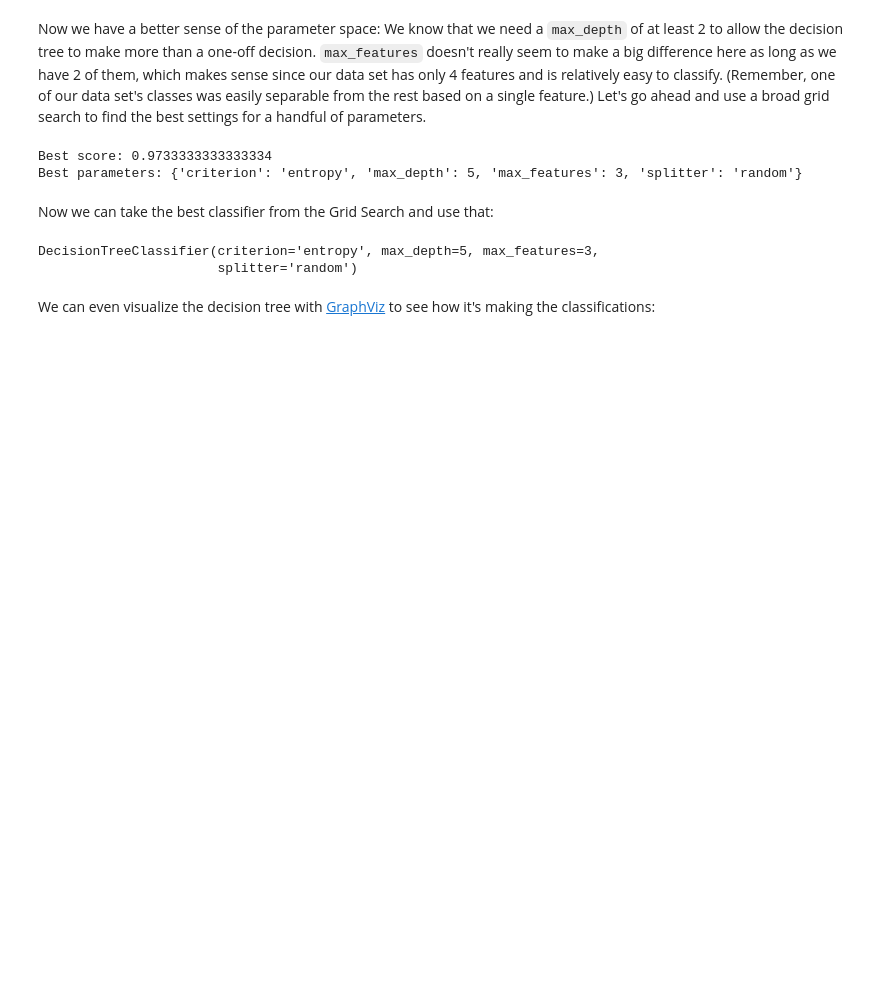
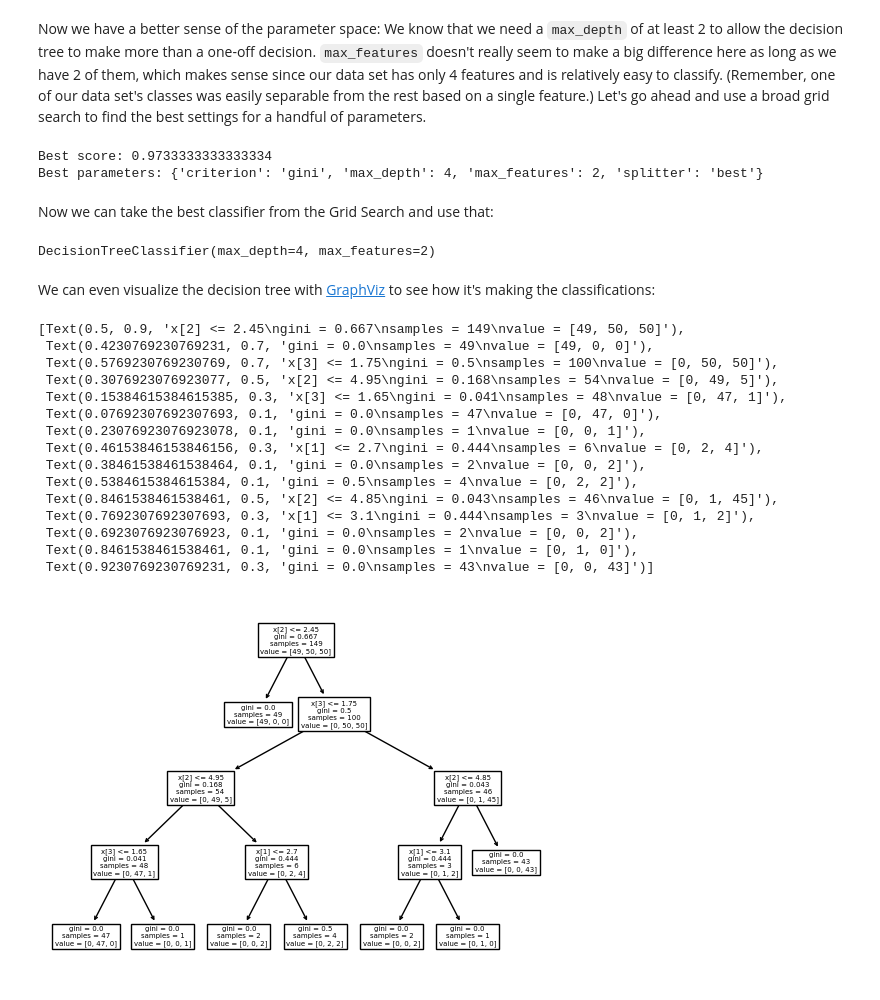
Before and after one commit to VsnGamer/ia-2022, a Jupyter notebook: exercises/Exercise5_IART_SupervisedLearning_Notebook/Exercise5_SupervisedLearning_ToComplete.ipynb, the cells around one changed output. Saved outputs shown, nothing was run; the diff lists cells and outputs as text; code cells hidden in the pictures; blank space fills up the shorter version.

```diff
--- a/exercises/Exercise5_IART_SupervisedLearning_Notebook/Exercise5_SupervisedLearning_ToComplete.ipynb
+++ b/exercises/Exercise5_IART_SupervisedLearning_Notebook/Exercise5_SupervisedLearning_ToComplete.ipynb
@@ -451,7 +451,7 @@ Now we have a better sense of the parameter space: We know that we need a `max_d
 # %%
 decision_tree_classifier = DecisionTreeClassifier()
 
-parameter_grid = {'criterion': ['gini', 'entropy'],
+parameter_grid = {'criterion': ['gini', 'entropy', 'log_loss'],
                   'splitter': ['best', 'random'],
                   'max_depth': [1, 2, 3, 4, 5],
                   'max_features': [1, 2, 3, 4]}
@@ -460,28 +460,46 @@ cross_validation = StratifiedKFold(n_splits=10)
 
 grid_search = GridSearchCV(decision_tree_classifier,
                            param_grid=parameter_grid,
-                           cv=cross_validation)
+                           cv=cross_validation, n_jobs=-1)
 
 grid_search.fit(all_inputs, all_labels)
 print('Best score: {}'.format(grid_search.best_score_))
 print('Best parameters: {}'.format(grid_search.best_params_))
 # %% [output]
 Best score: 0.9733333333333334
-Best parameters: {'criterion': 'entropy', 'max_depth': 5, 'max_features': 3, 'splitter': 'random'}
+Best parameters: {'criterion': 'gini', 'max_depth': 4, 'max_features': 2, 'splitter': 'best'}
 # %% [markdown]
 Now we can take the best classifier from the Grid Search and use that:
 # %%
 decision_tree_classifier = grid_search.best_estimator_
 decision_tree_classifier
 # %% [output]
-DecisionTreeClassifier(criterion='entropy', max_depth=5, max_features=3,
-                       splitter='random')
+DecisionTreeClassifier(max_depth=4, max_features=2)
 # %% [markdown]
 We can even visualize the decision tree with [GraphViz](http://www.graphviz.org/) to see how it's making the classifications:
 # %%
 import sklearn.tree as tree
 
 with open('iris_dtc.dot', 'w') as out_file:
     out_file = tree.export_graphviz(decision_tree_classifier, out_file=out_file)
+
+tree.plot_tree(decision_tree_classifier)
+# %% [output]
+[Text(0.5, 0.9, 'x[2] <= 2.45\ngini = 0.667\nsamples = 149\nvalue = [49, 50, 50]'),
+ Text(0.4230769230769231, 0.7, 'gini = 0.0\nsamples = 49\nvalue = [49, 0, 0]'),
+ Text(0.5769230769230769, 0.7, 'x[3] <= 1.75\ngini = 0.5\nsamples = 100\nvalue = [0, 50, 50]'),
+ Text(0.3076923076923077, 0.5, 'x[2] <= 4.95\ngini = 0.168\nsamples = 54\nvalue = [0, 49, 5]'),
+ Text(0.15384615384615385, 0.3, 'x[3] <= 1.65\ngini = 0.041\nsamples = 48\nvalue = [0, 47, 1]'),
+ Text(0.07692307692307693, 0.1, 'gini = 0.0\nsamples = 47\nvalue = [0, 47, 0]'),
+ Text(0.23076923076923078, 0.1, 'gini = 0.0\nsamples = 1\nvalue = [0, 0, 1]'),
+ Text(0.46153846153846156, 0.3, 'x[1] <= 2.7\ngini = 0.444\nsamples = 6\nvalue = [0, 2, 4]'),
+ Text(0.38461538461538464, 0.1, 'gini = 0.0\nsamples = 2\nvalue = [0, 0, 2]'),
+ Text(0.5384615384615384, 0.1, 'gini = 0.5\nsamples = 4\nvalue = [0, 2, 2]'),
+ Text(0.8461538461538461, 0.5, 'x[2] <= 4.85\ngini = 0.043\nsamples = 46\nvalue = [0, 1, 45]'),
+ Text(0.7692307692307693, 0.3, 'x[1] <= 3.1\ngini = 0.444\nsamples = 3\nvalue = [0, 1, 2]'),
+ Text(0.6923076923076923, 0.1, 'gini = 0.0\nsamples = 2\nvalue = [0, 0, 2]'),
+ Text(0.8461538461538461, 0.1, 'gini = 0.0\nsamples = 1\nvalue = [0, 1, 0]'),
+ Text(0.9230769230769231, 0.3, 'gini = 0.0\nsamples = 43\nvalue = [0, 0, 43]')]
+[figure, added]
 # %% [markdown]
 <img src="iris_dtc.png" />
```
Also changed, not shown: parts of 3 cells of this notebook, 3 other files.
